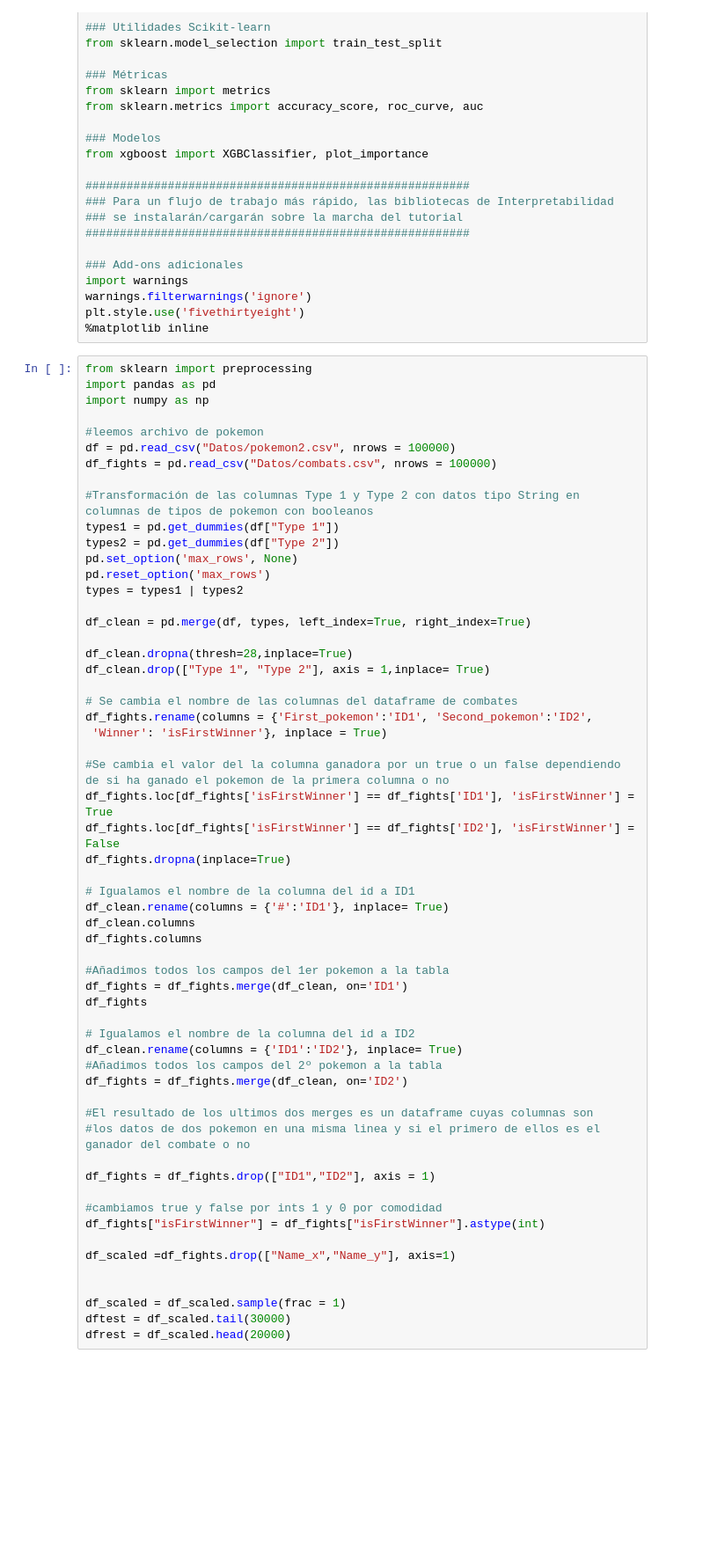
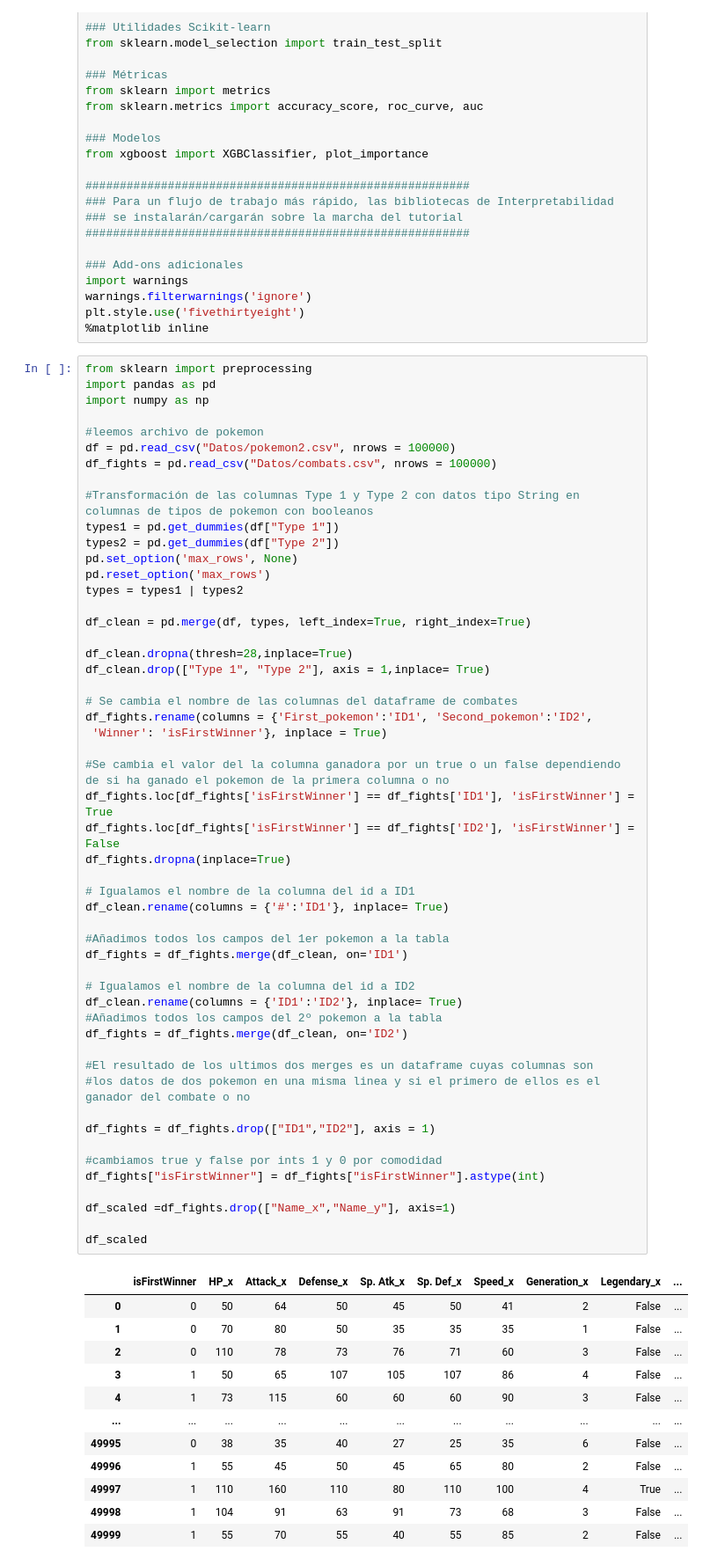
Before and after one commit to Ignaciogg/IA-P3-Interpretabilidad, a Jupyter notebook: a.ipynb, the cells around one changed output. Shown: that part at 88% size. Drawn from its saved outputs; the diff is of its cells as text; blank space fills up the shorter version.

```diff
--- a/a.ipynb
+++ b/a.ipynb
@@ -51,37 +51,44 @@ df_clean.drop(["Type 1", "Type 2"], axis = 1,inplace= True)
 # Se cambia el nombre de las columnas del dataframe de combates
 df_fights.rename(columns = {'First_pokemon':'ID1', 'Second_pokemon':'ID2',
  'Winner': 'isFirstWinner'}, inplace = True)
 
 #Se cambia el valor del la columna ganadora por un true o un false dependiendo de si ha ganado el pokemon de la primera columna o no
 df_fights.loc[df_fights['isFirstWinner'] == df_fights['ID1'], 'isFirstWinner'] = True
 df_fights.loc[df_fights['isFirstWinner'] == df_fights['ID2'], 'isFirstWinner'] = False
 df_fights.dropna(inplace=True)
 
 # Igualamos el nombre de la columna del id a ID1
 df_clean.rename(columns = {'#':'ID1'}, inplace= True)
-df_clean.columns
-df_fights.columns
 
 #Añadimos todos los campos del 1er pokemon a la tabla
 df_fights = df_fights.merge(df_clean, on='ID1')
-df_fights
 
 # Igualamos el nombre de la columna del id a ID2
 df_clean.rename(columns = {'ID1':'ID2'}, inplace= True)
 #Añadimos todos los campos del 2º pokemon a la tabla
 df_fights = df_fights.merge(df_clean, on='ID2')
 
 #El resultado de los ultimos dos merges es un dataframe cuyas columnas son
 #los datos de dos pokemon en una misma linea y si el primero de ellos es el ganador del combate o no
 
 df_fights = df_fights.drop(["ID1","ID2"], axis = 1)
 
 #cambiamos true y false por ints 1 y 0 por comodidad
 df_fights["isFirstWinner"] = df_fights["isFirstWinner"].astype(int)
 
 df_scaled =df_fights.drop(["Name_x","Name_y"], axis=1)
 
-
-df_scaled = df_scaled.sample(frac = 1)
-dftest = df_scaled.tail(30000)
-dfrest = df_scaled.head(20000)
+df_scaled
+# %% [output]
+|  | isFirstWinner | HP_x | Attack_x | Defense_x | Sp. Atk_x | Sp. Def_x | Speed_x | Generation_x | Legendary_x | ... |
+| 0 | 0 | 50 | 64 | 50 | 45 | 50 | 41 | 2 | False | ... |
+| 1 | 0 | 70 | 80 | 50 | 35 | 35 | 35 | 1 | False | ... |
+| 2 | 0 | 110 | 78 | 73 | 76 | 71 | 60 | 3 | False | ... |
+| 3 | 1 | 50 | 65 | 107 | 105 | 107 | 86 | 4 | False | ... |
+| 4 | 1 | 73 | 115 | 60 | 60 | 60 | 90 | 3 | False | ... |
+| ... | ... | ... | ... | ... | ... | ... | ... | ... | ... | ... |
+| 49995 | 0 | 38 | 35 | 40 | 27 | 25 | 35 | 6 | False | ... |
+| 49996 | 1 | 55 | 45 | 50 | 45 | 65 | 80 | 2 | False | ... |
+| 49997 | 1 | 110 | 160 | 110 | 80 | 110 | 100 | 4 | True | ... |
+| 49998 | 1 | 104 | 91 | 63 | 91 | 73 | 68 | 3 | False | ... |
+| 49999 | 1 | 55 | 70 | 55 | 40 | 55 | 85 | 2 | False | ... |
```
Also changed, not shown: parts of 19 cells of this notebook, 2 other files.
